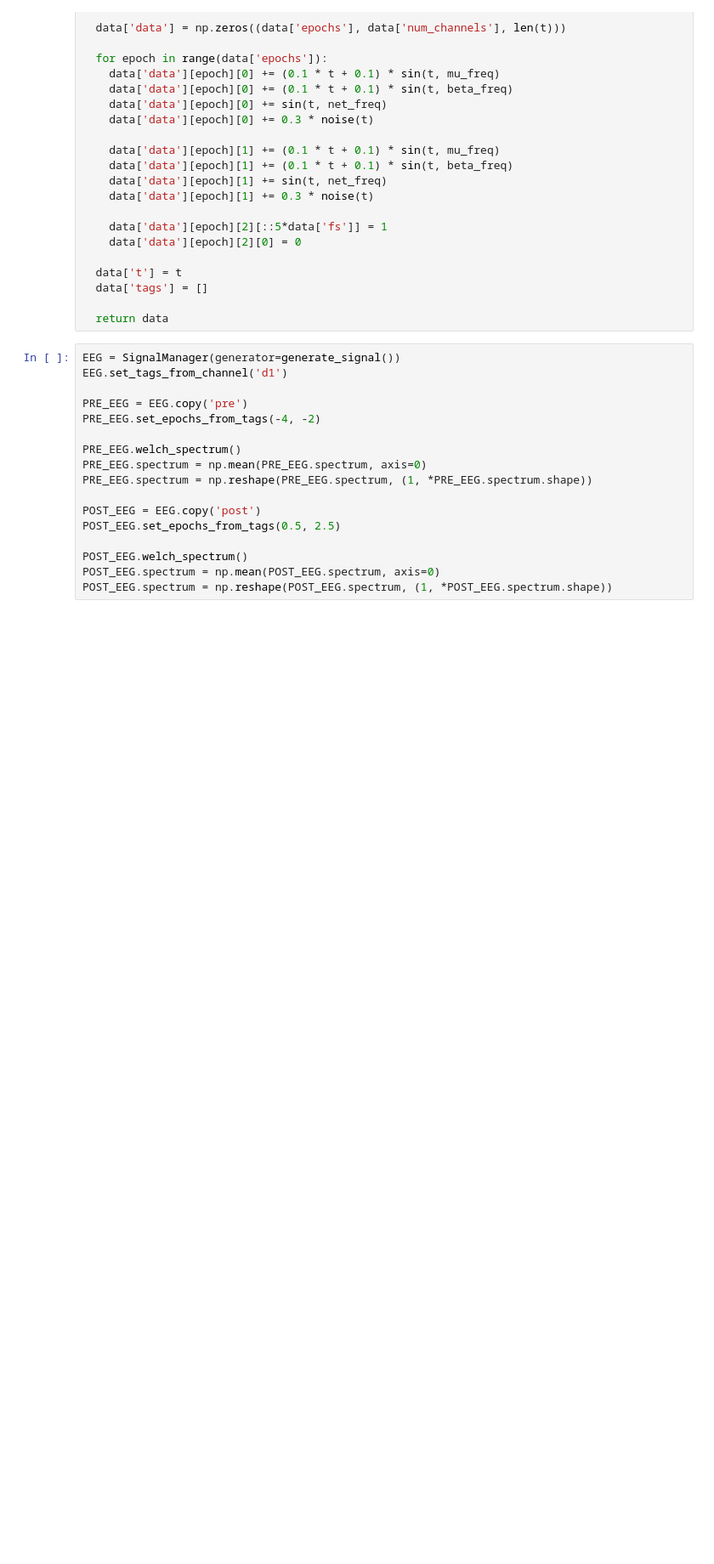
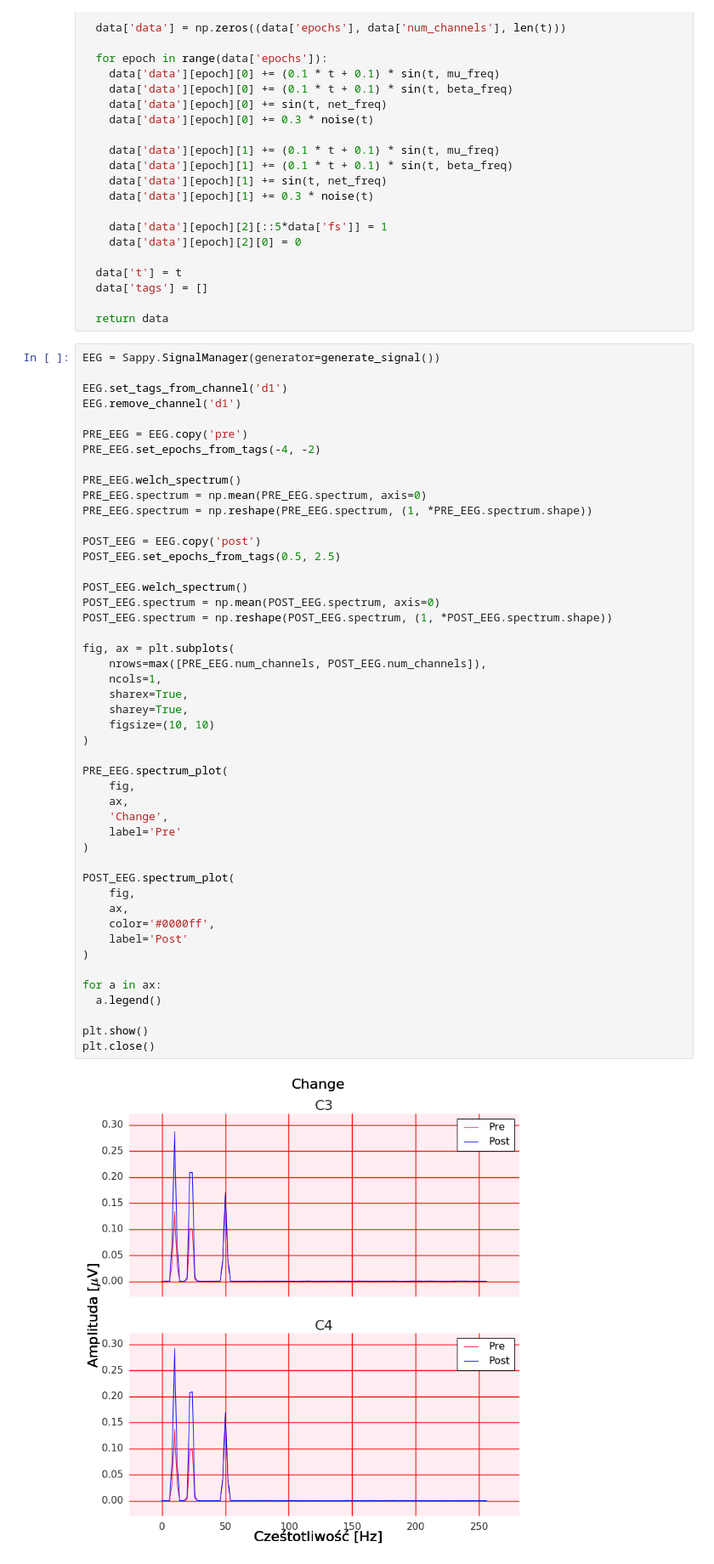
Before and after one commit to PPierzc/PracowniaEEG, a Jupyter notebook: ERD_S.ipynb, the cells around one changed output. Shown at 85% size. Cells and saved outputs as stored; diff of their text form; blank space fills up the shorter version.

```diff
--- a/ERD_S.ipynb
+++ b/ERD_S.ipynb
@@ -238,19 +76,51 @@ def generate_signal():
 
   return data
 # %%
-EEG = SignalManager(generator=generate_signal())
+EEG = Sappy.SignalManager(generator=generate_signal())
+
 EEG.set_tags_from_channel('d1')
+EEG.remove_channel('d1')
 
 PRE_EEG = EEG.copy('pre')
 PRE_EEG.set_epochs_from_tags(-4, -2)
 
 PRE_EEG.welch_spectrum()
 PRE_EEG.spectrum = np.mean(PRE_EEG.spectrum, axis=0)
 PRE_EEG.spectrum = np.reshape(PRE_EEG.spectrum, (1, *PRE_EEG.spectrum.shape))
 
 POST_EEG = EEG.copy('post')
 POST_EEG.set_epochs_from_tags(0.5, 2.5)
 
 POST_EEG.welch_spectrum()
 POST_EEG.spectrum = np.mean(POST_EEG.spectrum, axis=0)
 POST_EEG.spectrum = np.reshape(POST_EEG.spectrum, (1, *POST_EEG.spectrum.shape))
+
+fig, ax = plt.subplots(
+    nrows=max([PRE_EEG.num_channels, POST_EEG.num_channels]),
+    ncols=1,
+    sharex=True,
+    sharey=True,
+    figsize=(10, 10)
+)
+
+PRE_EEG.spectrum_plot(
+    fig,
+    ax,
+    'Change',
+    label='Pre'
+)
+
+POST_EEG.spectrum_plot(
+    fig,
+    ax,
+    color='#0000ff',
+    label='Post'
+)
+
+for a in ax:
+  a.legend()
+
+plt.show()
+plt.close()
+# %% [output]
+[figure, added]
```
Also changed, not shown: parts of 10 cells of this notebook.
